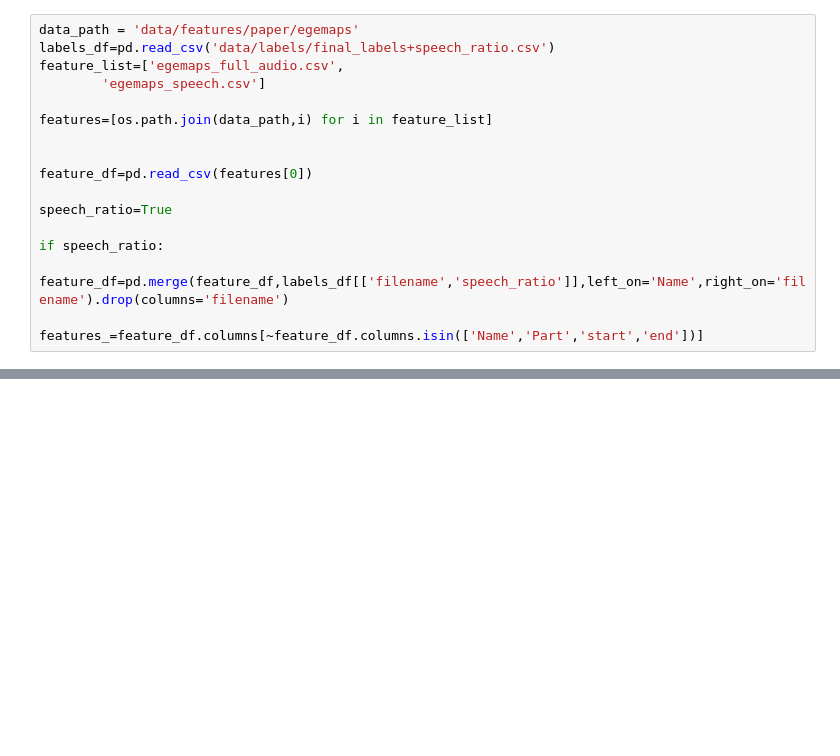
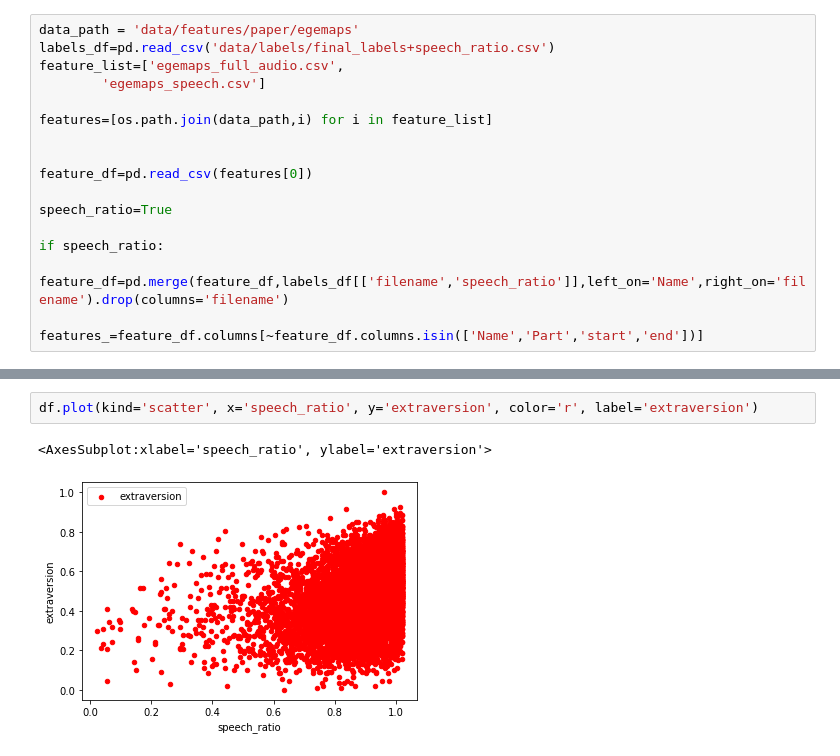
Before and after one commit to germanbarchi/OCEAN-TRUST, a Jupyter notebook: test_modules.ipynb, the cells around one changed output, grey strips where cells are left out. Cells and saved outputs as stored; diff of their text form; blank space fills up the shorter version.

```diff
--- a/test_modules.ipynb
+++ b/test_modules.ipynb
@@ -197,0 +270,5 @@ True
+# %%
+df.plot(kind='scatter', x='speech_ratio', y='extraversion', color='r', label='extraversion')
+# %% [output]
+<AxesSubplot:xlabel='speech_ratio', ylabel='extraversion'>
+[figure, added]
```
Also changed, not shown: parts of 37 cells of this notebook, 35 other files.
